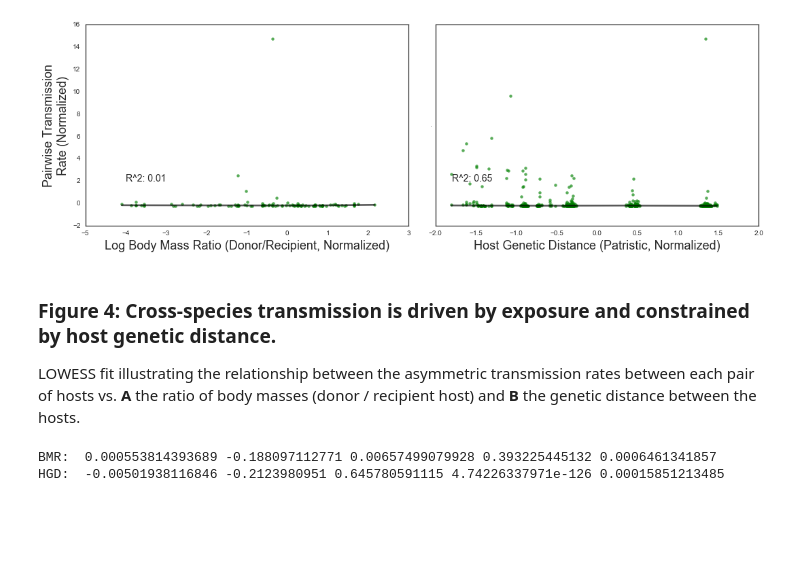
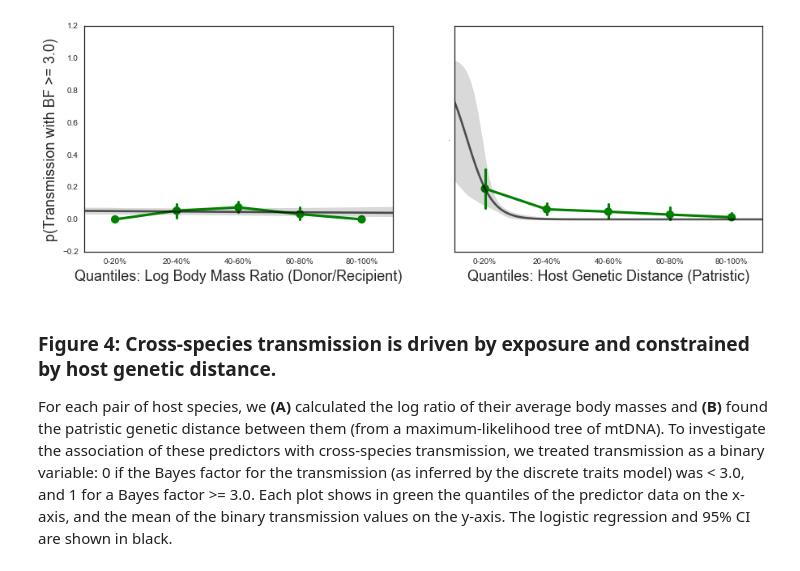
Before and after one commit to blab/siv-cst, a Jupyter notebook: figures/predictors/predictor_scatterplots.ipynb, the cells around one changed output. Cells and saved outputs as stored; diff of their text form; code cells hidden in the pictures; blank space fills up the shorter version.

Commit message:
Use non-standardized data, group into quantiles, code binary transmissions, logit.

```diff
--- a/figures/predictors/predictor_scatterplots.ipynb
+++ b/figures/predictors/predictor_scatterplots.ipynb
@@ -46,0 +27,15 @@ assert len(hgd_vals)==len(bmr_vals)
+# %%
+data = []
+for from_host in bmr.index.values[1:]:
+    for to_host in bmr.index.values[1:]:
+        if from_host != to_host:
+            transmission = 1 if bf.at[names[from_host], names[to_host]] >= 36.0 else 0
+            bmr_val = np.log( bmr.at[from_host, 'mass'] / bmr.at[to_host, 'mass'])
+            hgd_val = hgd.at[from_host, to_host]
+            data.append({ 'log_bmr': bmr_val, 'hgd': hgd_val, 'transmission': transmission, 'intercept': 1 } )
+
+data = pd.DataFrame(data, columns=['transmission', 'intercept', 'log_bmr', 'hgd', 'bmr_quantiles', 'hgd_quantiles'])
+
+data['bmr_quantiles'] = pd.cut(data['log_bmr'], 5, labels=['0-20%', '20-40%', '40-60%', '60-80%', '80-100%'])
+data['hgd_quantiles'] = pd.cut(data['hgd'], 5, labels=['0-20%', '20-40%', '40-60%', '60-80%', '80-100%'])
+print data.head(5)
@@ -47,51 +72,21 @@ assert len(hgd_vals)==len(bmr_vals)
 # %%
 fig, (bmr_ax, hgd_ax) = plt.subplots(figsize=(15,5),nrows=1,ncols=2,sharey=True, facecolor='w') # Note shared Y axis
 
-bmr_line = sns.regplot(pd.Series(bmr_vals), pd.Series(ar_vals), lowess=True, # LOWESS line ends up ~ the same as the regression line
-                       ax=bmr_ax, color='g', scatter_kws={'alpha': 0.65}, line_kws = {'color':'k', 'alpha': 0.65})
-hgd_line = sns.regplot(pd.Series(hgd_vals), pd.Series(ar_vals), lowess=True,
-                       ax=hgd_ax, color='g', scatter_kws={'alpha': 0.65}, line_kws = {'color':'k', 'alpha': 0.65})
-
-hgd_ax.set_xlabel('Host Genetic Distance (Patristic, Normalized)', size=18)
-bmr_ax.set_ylabel('Pairwise Transmission\nRate (Normalized)', size=18)
-bmr_ax.set_xlabel('Log Body Mass Ratio (Donor/Recipient, Normalized)', size=18)
-hgd_ax.set_ylabel(None, size=0)
+sns.pointplot(x=data['bmr_quantiles'], y=data['transmission'], ax=bmr_ax, color='g')
+sns.pointplot(x=data['hgd_quantiles'], y=data['transmission'], ax=hgd_ax, color='g')
+bmr_logit = sns.regplot(data['log_bmr'], data['transmission'], ax=bmr_ax, color='g', scatter=False,
+                        line_kws = {'color':'k', 'alpha': 0.65}, logistic=True)
+hgd_logit = sns.regplot(data['hgd'], data['transmission'], ax=hgd_ax, color='g', scatter=False,
+                        line_kws = {'color':'k', 'alpha': 0.65}, logistic=True)
 
 
-bmr_reg_x = bmr_line.get_lines()[0].get_xdata()
-bmr_reg_y = bmr_line.get_lines()[0].get_ydata()
-hgd_reg_x = hgd_line.get_lines()[0].get_xdata()
-hgd_reg_y = hgd_line.get_lines()[0].get_ydata()
-
-bmr_slope, bmr_intercept, bmr_r_value, bmr_p_value, bmr_std_err = scipy.stats.linregress(bmr_reg_x, bmr_reg_y)
-hgd_slope, hgd_intercept, hgd_r_value, hgd_p_value, hgd_std_err = scipy.stats.linregress(hgd_reg_x, hgd_reg_y)
-
-bmr_ax.text(-4, 2, 'R^2: %.2f'%bmr_r_value**2, fontsize=14)
-hgd_ax.text(-1.8, 2, 'R^2: %.2f'%hgd_r_value**2, fontsize=14)
-
+hgd_ax.set_xlabel('Quantiles: Host Genetic Distance (Patristic)', size=18)
+bmr_ax.set_ylabel('p(Transmission with BF >= 3.0)', size=18)
+bmr_ax.set_xlabel('Quantiles: Log Body Mass Ratio (Donor/Recipient)', size=18)
+hgd_ax.set_ylabel(None, size=0)
 sns.set_style('white')
-# bmr_ax.set_xlim(-1, 9)
-# hgd_ax.set_xlim(-1, 2)
-plt.tight_layout()
-plt.show()
 # %% [output]
-[figure, old version]
+[figure, new version]
-# %% [markdown]
-### Figure 4: Cross-species transmission is driven by exposure and constrained by host genetic distance.
-LOWESS fit illustrating the relationship between the asymmetric transmission rates between each pair of hosts vs. **A** the ratio of body masses (donor / recipient host) and **B** the genetic distance between the hosts.
-# %%
-import scipy
-
-bmr_reg_x = bmr_line.get_lines()[0].get_xdata()
-bmr_reg_y = bmr_line.get_lines()[0].get_ydata()
-hgd_reg_x = hgd_line.get_lines()[0].get_xdata()
-hgd_reg_y = hgd_line.get_lines()[0].get_ydata()
-
-bmr_slope, bmr_intercept, bmr_r_value, bmr_p_value, bmr_std_err = scipy.stats.linregress(bmr_reg_x, bmr_reg_y)
-hgd_slope, hgd_intercept, hgd_r_value, hgd_p_value, hgd_std_err = scipy.stats.linregress(hgd_reg_x, hgd_reg_y)
-
-print 'BMR: ', bmr_slope, bmr_intercept, bmr_r_value**2, bmr_p_value, bmr_std_err
-print 'HGD: ', hgd_slope, hgd_intercept, hgd_r_value**2, hgd_p_value, hgd_std_err
-# %% [output]
-BMR:  0.000553814393689 -0.188097112771 0.00657499079928 0.393225445132 0.0006461341857
-HGD:  -0.00501938116846 -0.2123980951 0.645780591115 4.74226337971e-126 0.00015851213485
+# %% [markdown]
+### Figure 4: Cross-species transmission is driven by exposure and constrained by host genetic distance.
+For each pair of host species, we **(A)** calculated the log ratio of their average body masses and **(B)** found the patristic genetic distance between them (from a maximum-likelihood tree of mtDNA). To investigate the association of these predictors with cross-species transmission, we treated transmission as a binary variable: 0 if the Bayes factor for the transmission (as inferred by the discrete traits model) was < 3.0, and 1 for a Bayes factor >= 3.0. Each plot shows in green the quantiles of the predictor data on the x-axis, and the mean of the binary transmission values on the y-axis. The logistic regression and 95% CI are shown in black.
```
Also changed, not shown: parts of 6 cells of this notebook.
